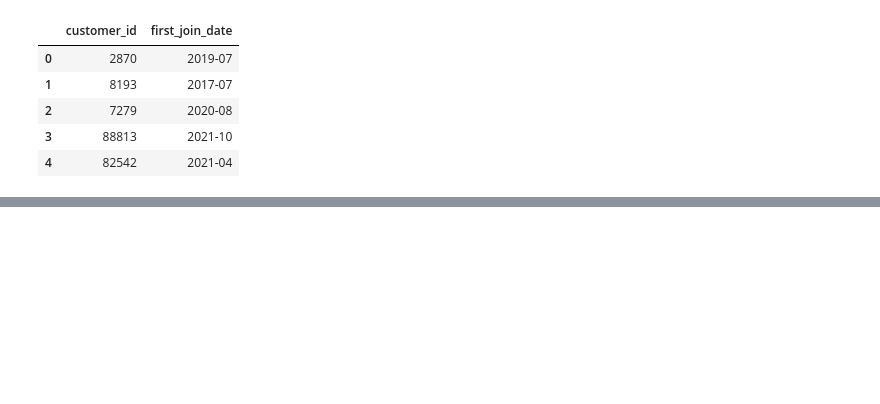
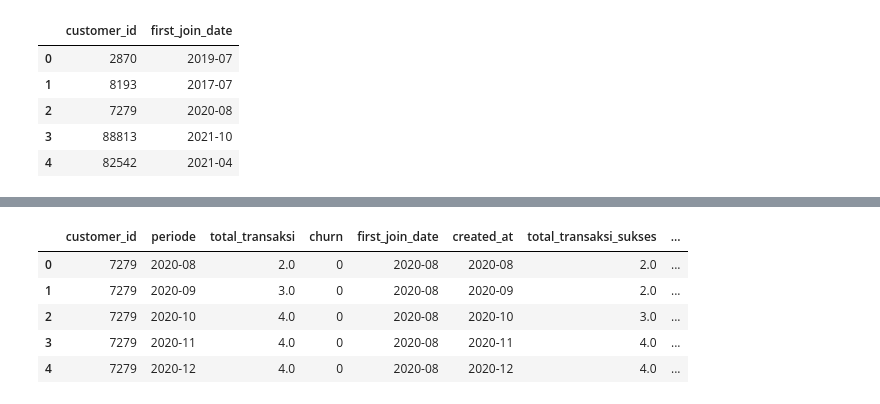
Before and after one commit to latifaahu/kaggle-fp, a Jupyter notebook: coba-week2.ipynb, the cells around one changed output, grey strips where cells are left out. Saved outputs shown, nothing was run; the diff lists cells and outputs as text; code cells hidden in the pictures; blank space fills up the shorter version.

```diff
--- a/coba-week2.ipynb
+++ b/coba-week2.ipynb
@@ -620,0 +655,9 @@ churn_after_join
+# %%
+# buat tabel mengenai total transaksi sukses tiap pelanggan
+gagal = cust_trans[cust_trans['payment_status'] == 'Failed']
+total_transaksi_gagal = gagal.groupby(['customer_id','created_at'])[['booking_id']].count().sort_values(by = 'booking_id', ascending = False).reset_index()
+total_transaksi_gagal = total_transaksi_gagal.rename(columns = {'booking_id' : 'total_transaksi_gagal'})
+# %%
+# merge total, sukses, dan gagal
+transaksi_all = total_transaksi_sukses.merge(total_transaksi_gagal, on=['customer_id','created_at'], how='outer')
+transaksi_all = transaksi_all.replace(np.nan,0)
@@ -620,0 +673,24 @@ churn_after_join
+# %%
+# merge data transaksi per bulan dengan data cust yang churn
+
+cust_all_churn = churn_after_join.merge(transaksi_all, left_on=['customer_id', 'periode'], right_on=['customer_id', 'created_at'])
+# %%
+# buat kolom yang menjelaskan frekuensi order perbulan tiap cust
+# (asumsi = jika dibawah sama dengan 3 disebut sedikit, selain itu banyak)
+def freq(x):
+    if x == 0:
+        return 'never'
+    elif x <= 3:
+        return 'few'
+    else:
+        return 'many'
+cust_all_churn['transaksi_freq'] = cust_all_churn['total_transaksi_sukses'].apply(freq)
+# %%
+cust_all_churn.head()
+# %% [output]
+|  | customer_id | periode | total_transaksi | churn | first_join_date | created_at | total_transaksi_sukses | ... |
+| 0 | 7279 | 2020-08 | 2.0 | 0 | 2020-08 | 2020-08 | 2.0 | ... |
+| 1 | 7279 | 2020-09 | 3.0 | 0 | 2020-08 | 2020-09 | 2.0 | ... |
+| 2 | 7279 | 2020-10 | 4.0 | 0 | 2020-08 | 2020-10 | 3.0 | ... |
+| 3 | 7279 | 2020-11 | 4.0 | 0 | 2020-08 | 2020-11 | 4.0 | ... |
+| 4 | 7279 | 2020-12 | 4.0 | 0 | 2020-08 | 2020-12 | 4.0 | ... |
```
Also changed, not shown: parts of 18 cells of this notebook.
